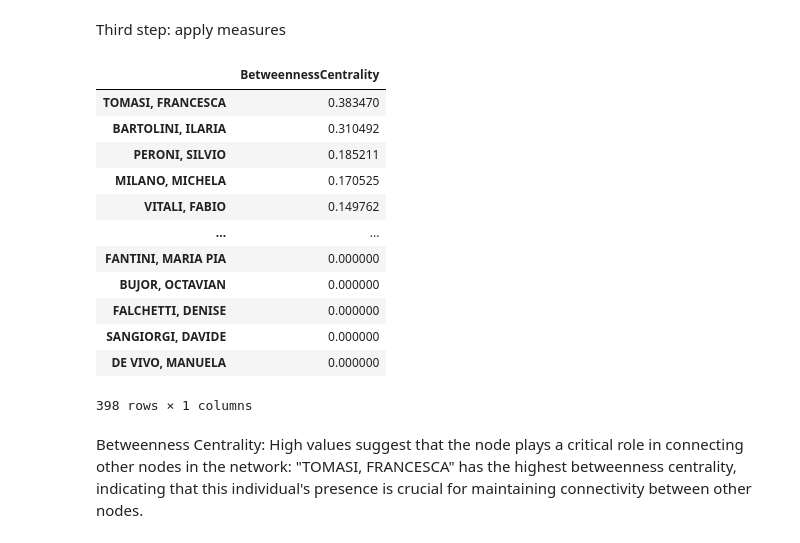
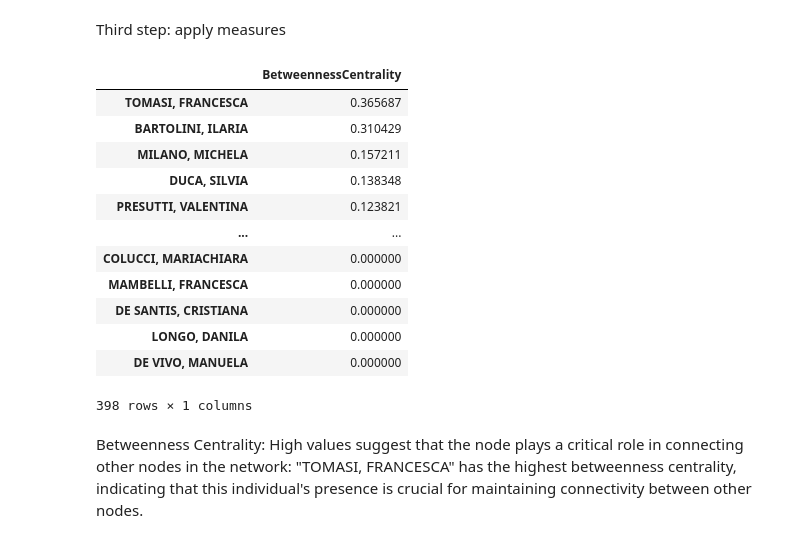
Before and after one commit to leonardozilli/DHDK_ProfessorsNetwork, a Jupyter notebook: dhdk_notebook.ipynb, the cells around one changed output. Cells and saved outputs as stored; diff of their text form; code cells hidden in the pictures.

```diff
--- a/dhdk_notebook.ipynb
+++ b/dhdk_notebook.ipynb
@@ -16,23 +16,23 @@ G = nx.read_gml("data/dhdk/dhdk_coauthorship_network.gml")
 Third step: apply measures
 # %%
 
-betweenness_centrality = nx.betweenness_centrality(G)
+betweenness_centrality = nx.betweenness_centrality(G, weight="weight")
 bc_data = pd.DataFrame.from_dict(betweenness_centrality,
                                 columns=["BetweennessCentrality"],
                                 orient="index")
 bc_data.sort_values(by=["BetweennessCentrality"], ascending=False)
 # %% [output]
 |  | BetweennessCentrality |
-| TOMASI, FRANCESCA | 0.383470 |
-| BARTOLINI, ILARIA | 0.310492 |
-| PERONI, SILVIO | 0.185211 |
-| MILANO, MICHELA | 0.170525 |
-| VITALI, FABIO | 0.149762 |
+| TOMASI, FRANCESCA | 0.365687 |
+| BARTOLINI, ILARIA | 0.310429 |
+| MILANO, MICHELA | 0.157211 |
+| DUCA, SILVIA | 0.138348 |
+| PRESUTTI, VALENTINA | 0.123821 |
 | ... | ... |
-| FANTINI, MARIA PIA | 0.000000 |
-| BUJOR, OCTAVIAN | 0.000000 |
-| FALCHETTI, DENISE | 0.000000 |
-| SANGIORGI, DAVIDE | 0.000000 |
+| COLUCCI, MARIACHIARA | 0.000000 |
+| MAMBELLI, FRANCESCA | 0.000000 |
+| DE SANTIS, CRISTIANA | 0.000000 |
+| LONGO, DANILA | 0.000000 |
 | DE VIVO, MANUELA | 0.000000 |
 398 rows × 1 columns
 # %% [markdown]
```
Also changed, not shown: parts of 8 cells of this notebook.
